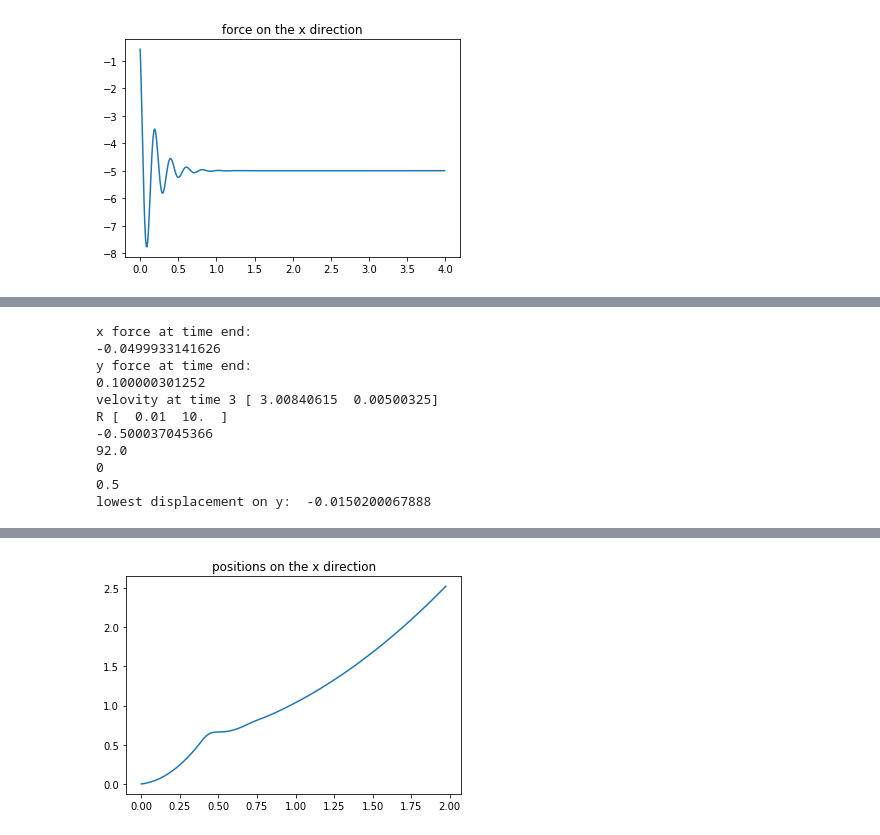
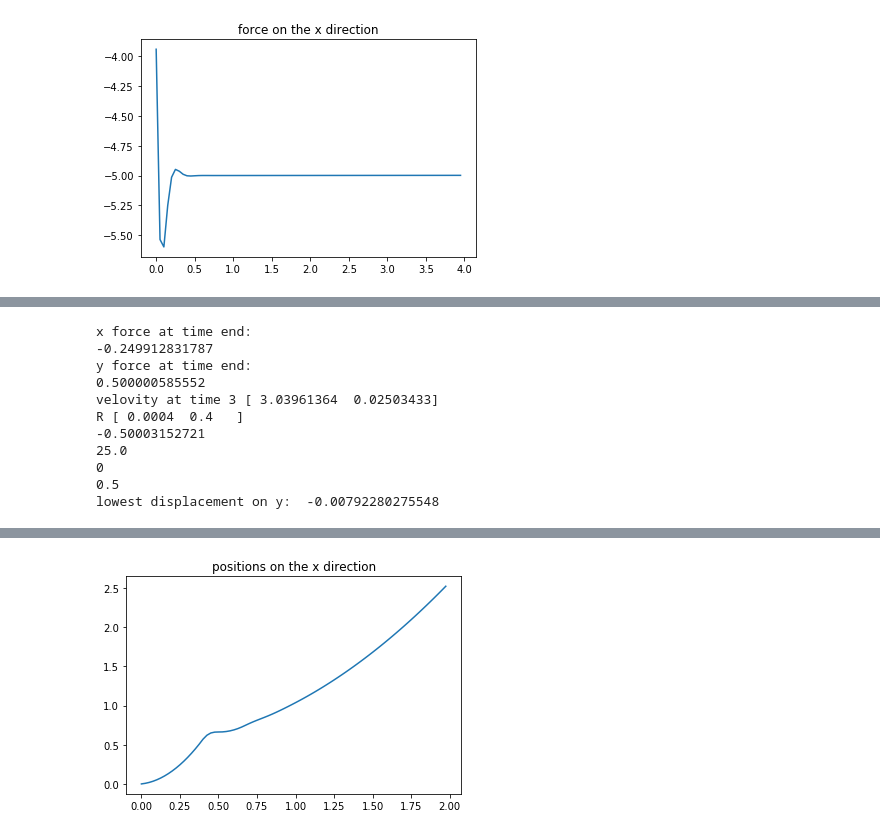
Before and after one commit to chenyizhou96/ADMM_python, a Jupyter notebook: Particle_ADMM.ipynb, the cells around one changed output, grey strips where cells are left out. Saved outputs shown, nothing was run; the diff lists cells and outputs as text; code cells hidden in the pictures.

```diff
--- a/Particle_ADMM.ipynb
+++ b/Particle_ADMM.ipynb
@@ -484,3 +651,3 @@ def dropping_particle(time = 2, dt = 0.1, tau_d = 0, pos_start = np.array([1,0])
 # %%
-dropping_particle(4,0.01, 0, np.array([0,0]))
+dropping_particle(4,0.05, 0, np.array([0,0]), np.array([0, 0]))
 # %% [output]
@@ -491 +658 @@ dropping_particle(4,0.01, 0, np.array([0,0]))
-[figure, old version]
+[figure, new version]
@@ -498,11 +665,11 @@ dropping_particle(4,0.01, 0, np.array([0,0]))
 x force at time end:
--0.0499933141626
+-0.249912831787
 y force at time end:
-0.100000301252
-velovity at time 3 [ 3.00840615  0.00500325]
-R [  0.01  10.  ]
--0.500037045366
-92.0
+0.500000585552
+velovity at time 3 [ 3.03961364  0.02503433]
+R [ 0.0004  0.4   ]
+-0.50003152721
+25.0
 0
 0.5
-lowest displacement on y:  -0.0150200067888
+lowest displacement on y:  -0.00792280275548
```
Also changed, not shown: parts of 8 cells of this notebook.
